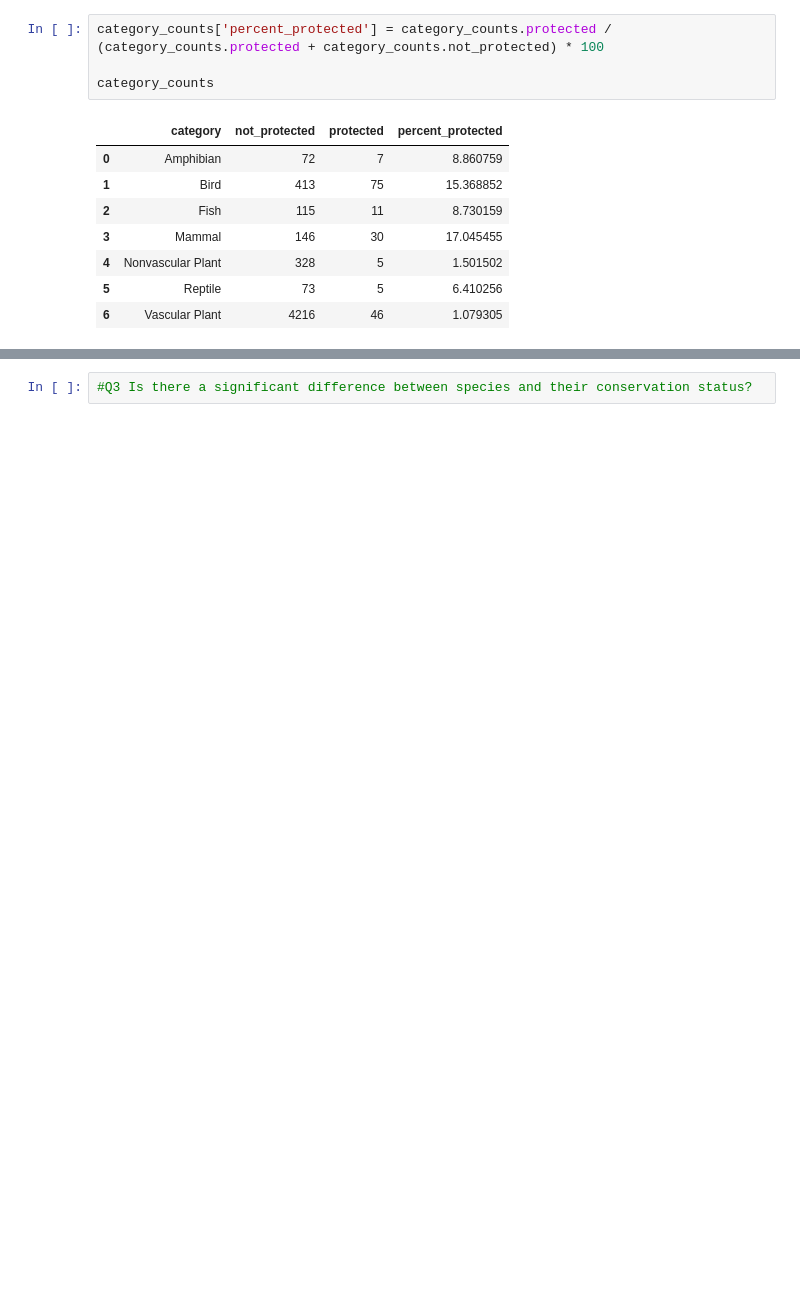
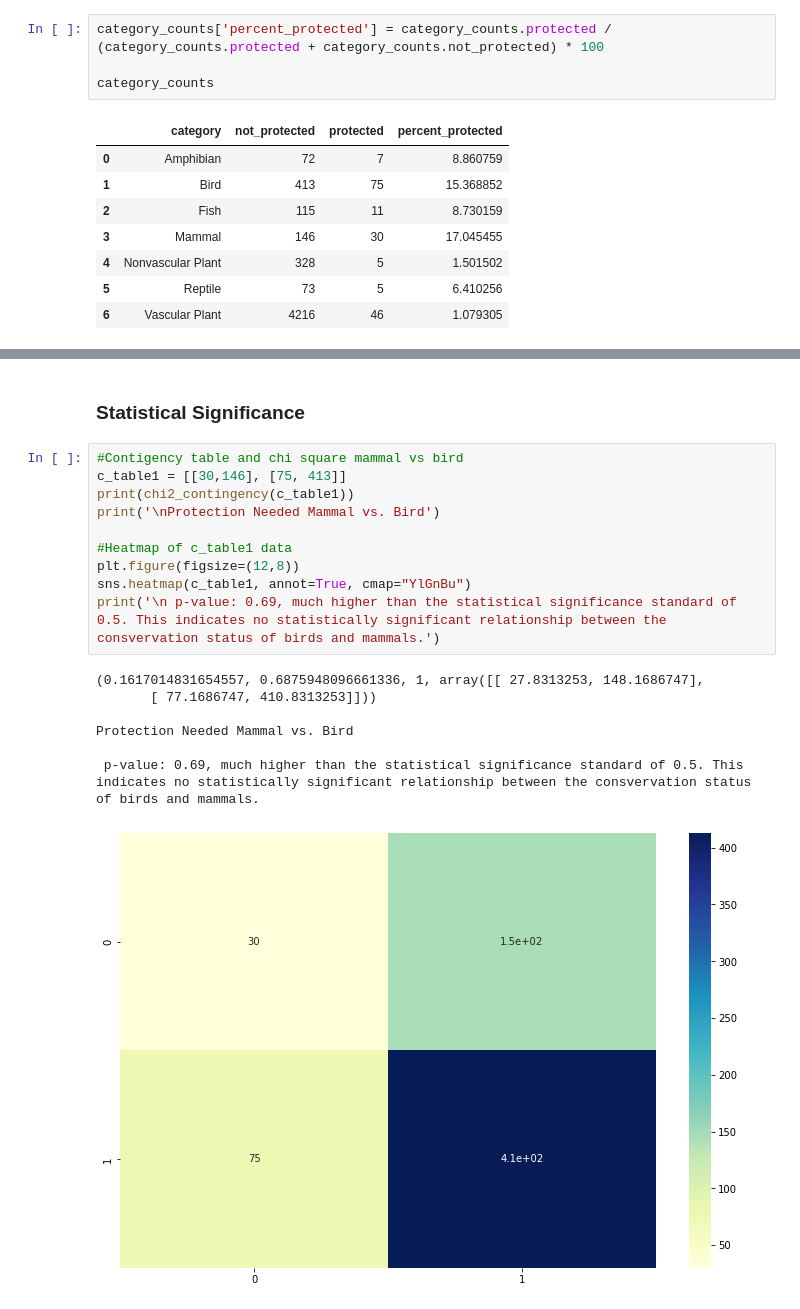
Before and after one commit to h-ostcode/Biodiversity-in-National-Parks, a Jupyter notebook: biodiversity.ipynb, the cells around one changed output, grey strips where cells are left out. Saved outputs shown, nothing was run; the diff lists cells and outputs as text; blank space fills up the shorter version.

```diff
--- a/biodiversity.ipynb
+++ b/biodiversity.ipynb
@@ -262,2 +274,20 @@ Text(0, 0.5, 'Percent Protected')
-# %%
-#Q3 Is there a significant difference between species and their conservation status?
+# %% [markdown]
+### Statistical Significance
+# %%
+#Contigency table and chi square mammal vs bird
+c_table1 = [[30,146], [75, 413]]
+print(chi2_contingency(c_table1))
+print('\nProtection Needed Mammal vs. Bird')
+
+#Heatmap of c_table1 data
+plt.figure(figsize=(12,8))
+sns.heatmap(c_table1, annot=True, cmap="YlGnBu")
+print('\n p-value: 0.69, much higher than the statistical significance standard of 0.5. This indicates no statistically significant relationship between the consvervation status of birds and mammals.')
+# %% [output]
+(0.1617014831654557, 0.6875948096661336, 1, array([[ 27.8313253, 148.1686747],
+       [ 77.1686747, 410.8313253]]))
+
+Protection Needed Mammal vs. Bird
+
+ p-value: 0.69, much higher than the statistical significance standard of 0.5. This indicates no statistically significant relationship between the consvervation status of birds and mammals.
+[figure, added]
```
Also changed, not shown: parts of 12 cells of this notebook.
